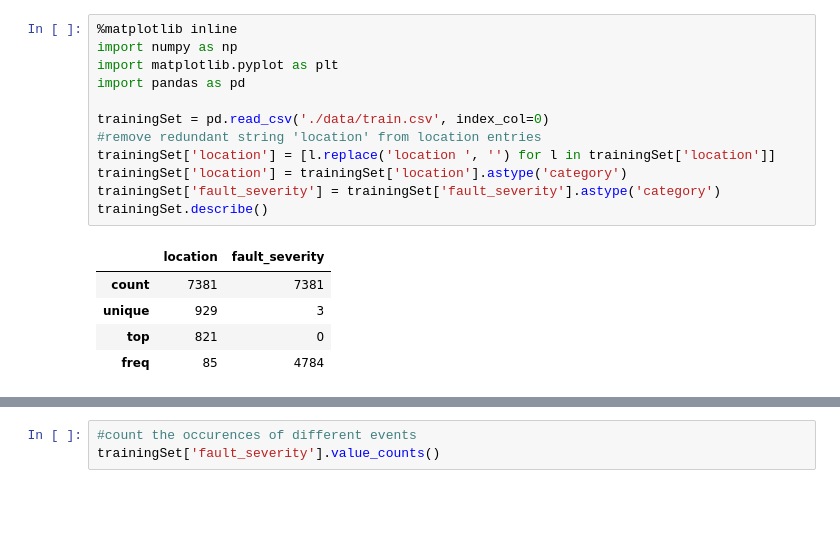
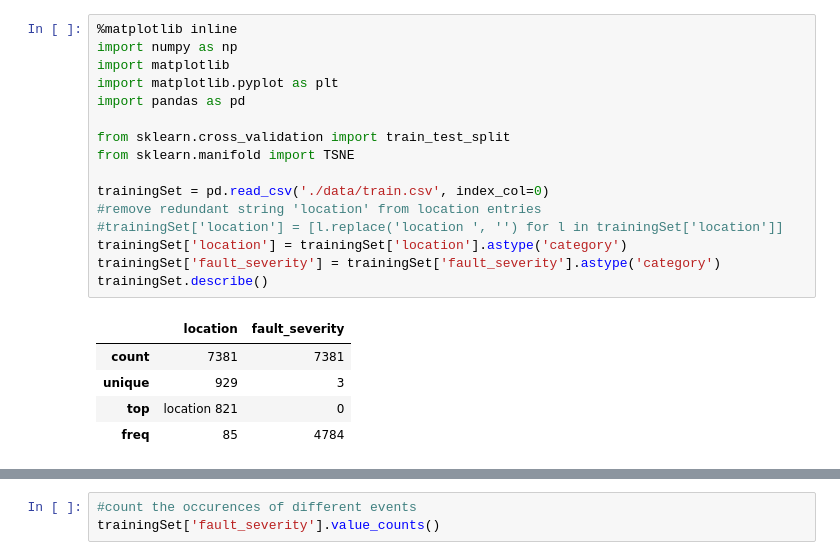
Before and after one commit to nikogamulin/kaggle-telstra-network-disruptions, a Jupyter notebook: data_explorer.ipynb, the cells around one changed output, grey strips where cells are left out. Drawn from its saved outputs; the diff is of its cells as text; blank space fills up the shorter version.

```diff
--- a/data_explorer.ipynb
+++ b/data_explorer.ipynb
@@ -1,20 +1,24 @@
 # %%
 %matplotlib inline
 import numpy as np
+import matplotlib
 import matplotlib.pyplot as plt
 import pandas as pd
 
+from sklearn.cross_validation import train_test_split
+from sklearn.manifold import TSNE
+
 trainingSet = pd.read_csv('./data/train.csv', index_col=0)
 #remove redundant string 'location' from location entries
-trainingSet['location'] = [l.replace('location ', '') for l in trainingSet['location']]
+#trainingSet['location'] = [l.replace('location ', '') for l in trainingSet['location']]
 trainingSet['location'] = trainingSet['location'].astype('category')
 trainingSet['fault_severity'] = trainingSet['fault_severity'].astype('category')
 trainingSet.describe()
 # %% [output]
 |  | location | fault_severity |
 | count | 7381 | 7381 |
 | unique | 929 | 3 |
-| top | 821 | 0 |
+| top | location 821 | 0 |
 | freq | 85 | 4784 |
 # %%
 trainingSet.head(5)
```
Also changed, not shown: parts of 11 cells of this notebook.
